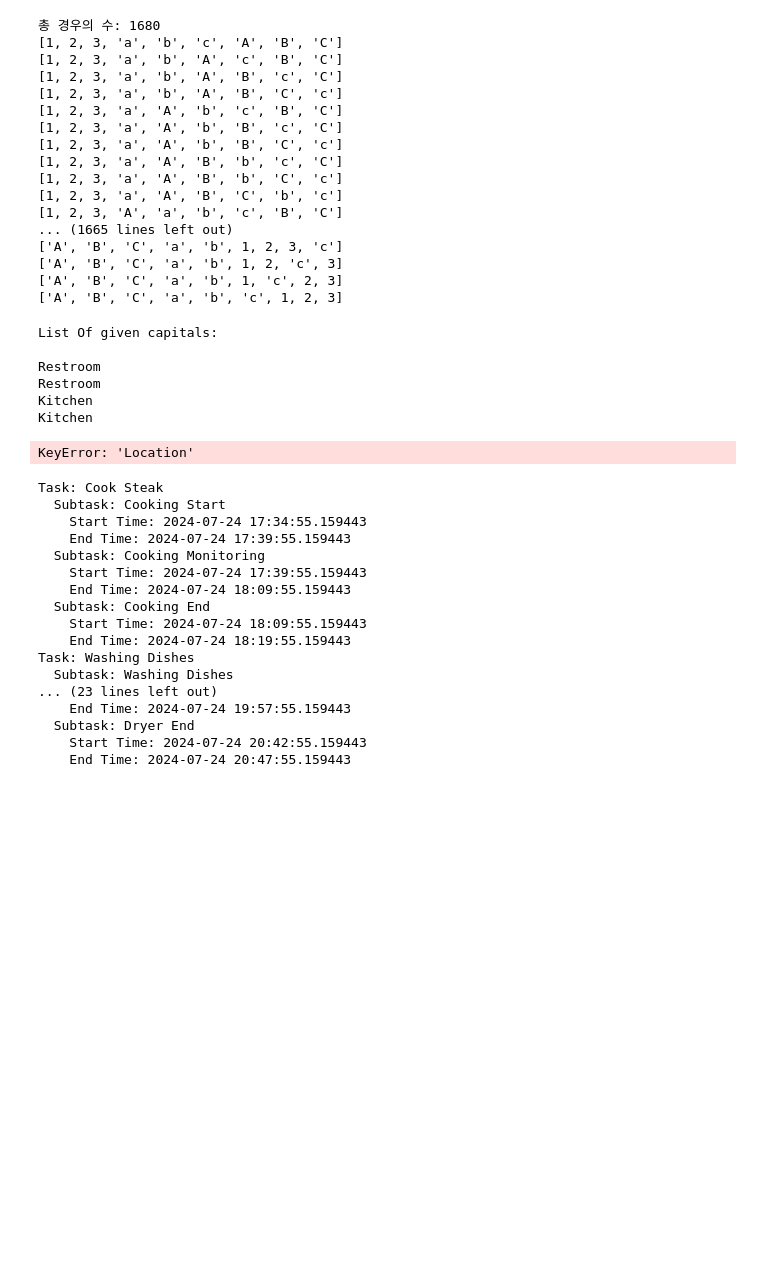
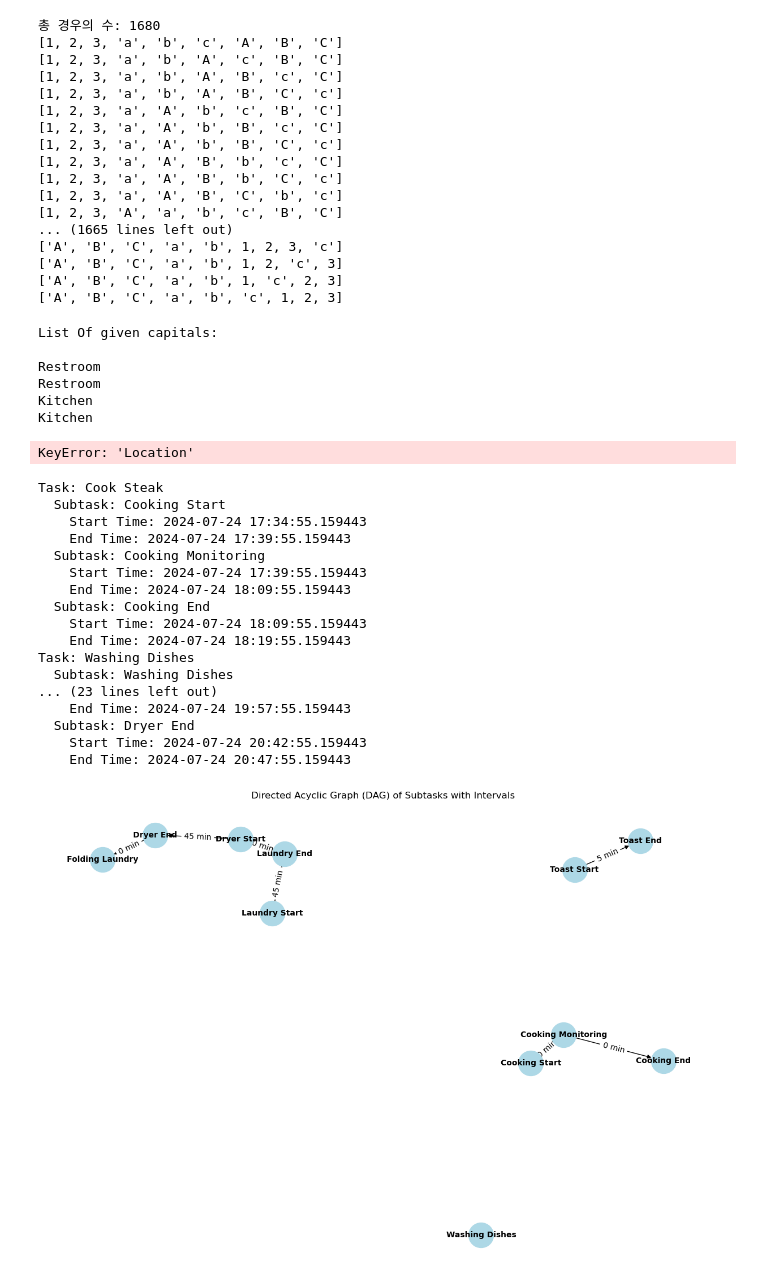
Before and after one commit to Human-with-Robots-Intern/research, a Jupyter notebook: example.ipynb, the cells around one changed output. Drawn from its saved outputs; the diff is of its cells as text; code cells hidden in the pictures; blank space fills up the shorter version.

```diff
--- a/example.ipynb
+++ b/example.ipynb
@@ -221,3 +221,78 @@ Task: Washing Dishes
   Subtask: Dryer End
     Start Time: 2024-07-24 20:42:55.159443
     End Time: 2024-07-24 20:47:55.159443
+# %%
+import networkx as nx
+import matplotlib.pyplot as plt
+
+# Define the tasks from the JSON with interval information
+tasks = [
+    {
+        "Task": "Cook Steak",
+        "Location": "Kitchen",
+        "Subtasks": [
+            {"Subtask": "Cooking Start", "After": None, "Interval": 0},
+            {"Subtask": "Cooking Monitoring", "After": "Cooking Start", "Interval": 0},
+            {"Subtask": "Cooking End", "After": "Cooking Monitoring", "Interval": 0},
+        ],
+    },
+    {
+        "Task": "Washing Dishes",
+        "Location": "Kitchen",
+        "Subtasks": [
+            {"Subtask": "Washing Dishes", "After": None, "Interval": 0},
+        ],
+    },
+    {
+        "Task": "Toast",
+        "Location": "Kitchen",
+        "Subtasks": [
+            {"Subtask": "Toast Start", "After": None, "Interval": 0},
+            {"Subtask": "Toast End", "After": "Toast Start", "Interval": 5},
+        ],
+    },
+    {
+        "Task": "Folding Laundry",
+        "Location": "Living Room",
+        "Subtasks": [
+            {"Subtask": "Folding Laundry", "After": "Dryer End", "Interval": 0},
+        ],
+    },
+    {
+        "Task": "Laundry",
+        "Location": "Restroom",
+        "Subtasks": [
+            {"Subtask": "Laundry Start", "After": None, "Interval": 0},
+            {"Subtask": "Laundry End", "After": "Laundry Start", "Interval": 45},
+        ],
+    },
+    {
+        "Task": "Dryer",
+        "Location": "Restroom",
+        "Subtasks": [
+            {"Subtask": "Dryer Start", "After": "Laundry End", "Interval": 0},
+            {"Subtask": "Dryer End", "After": "Dryer Start", "Interval": 45},
+        ],
+    },
+]
+
+# Create a directed graph
+G = nx.DiGraph()
+
+# Add nodes and edges to the graph with interval information
+for task in tasks:
+    for subtask in task["Subtasks"]:
+        G.add_node(subtask["Subtask"])
+        if subtask["After"]:
+            G.add_edge(subtask["After"], subtask["Subtask"], label=f'{subtask["Interval"]} min')
+
+# Draw the graph with edge labels
+pos = nx.spring_layout(G)
+plt.figure(figsize=(12, 8))
+nx.draw(G, pos, with_labels=True, node_color='lightblue', node_size=1000, font_size=10, font_weight='bold', arrows=True)
+edge_labels = nx.get_edge_attributes(G, 'label')
+nx.draw_networkx_edge_labels(G, pos, edge_labels=edge_labels, font_size=10)
+plt.title("Directed Acyclic Graph (DAG) of Subtasks with Intervals")
+plt.show()
+# %% [output]
+[figure, added]
```
Also changed, not shown: 5 other files.
